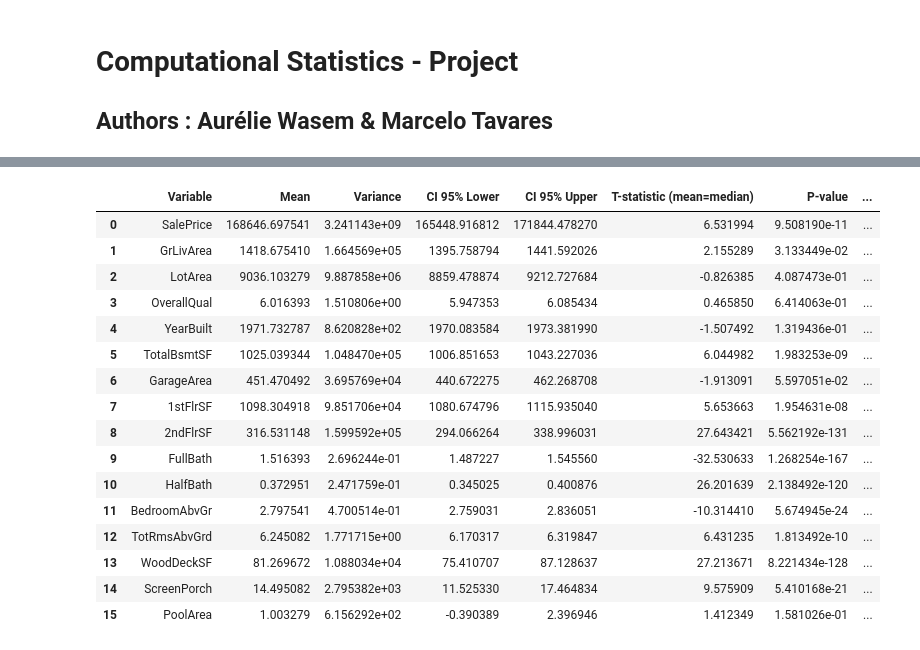
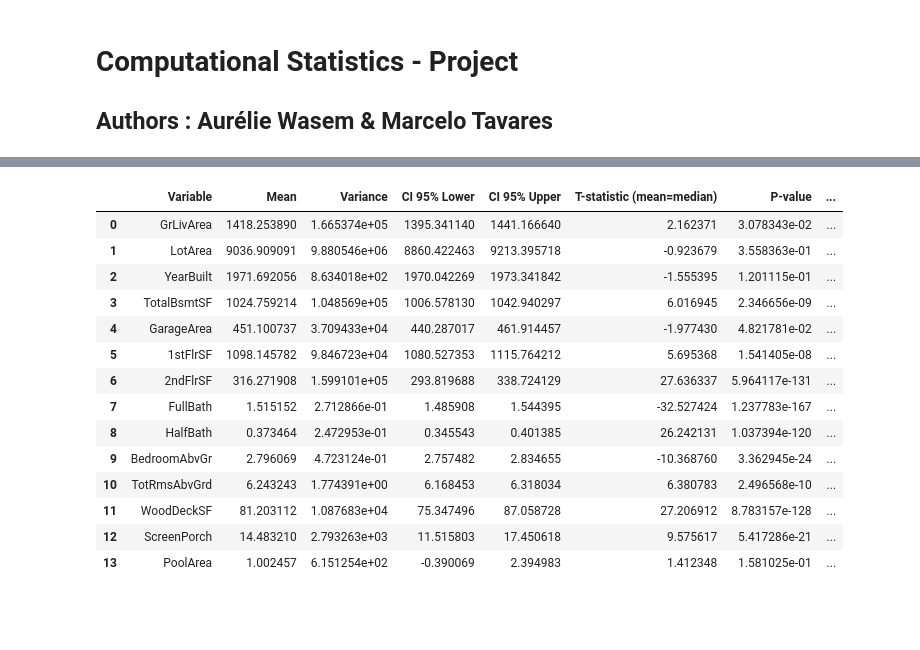
Before and after one commit to decimoplays/CStat-Project, a Jupyter notebook: cstat-project.ipynb, the cells around one changed output, grey strips where cells are left out. Cells and saved outputs as stored; diff of their text form; code cells hidden in the pictures; blank space fills up the shorter version.

```diff
--- a/cstat-project.ipynb
+++ b/cstat-project.ipynb
@@ -14,11 +14,14 @@ import statsmodels.api as sm
 import statsmodels.formula.api as smf
 # %%
 train_df = pd.read_csv('data/train.csv')
+# MARCELO: faire en sorte qu'OverallQual soit vue comme une catégorie dès le début
+train_df['OverallQual'] = train_df['OverallQual'].astype('category')
 # %%
-lst = ['SalePrice', 'GrLivArea', 'LotArea', 'OverallQual',
+lst = ['GrLivArea', 'LotArea', 'OverallQual',
        'YearBuilt', 'TotalBsmtSF', 'GarageArea', '1stFlrSF',
        '2ndFlrSF', 'FullBath', 'HalfBath', 'BedroomAbvGr',
        'TotRmsAbvGrd', 'WoodDeckSF', 'ScreenPorch', 'PoolArea']
+salePrice = 'SalePrice'
 # %%
 # Parcourir toutes les colonnes
 for column in lst:
@@ -71,7 +84,8 @@ outlier_bounds = []
 outlier_filtered_df = train_df.copy()
 
 for var in lst:
-    if var == 'PoolArea' or var == 'ScreenPorch':
+    # MARCELO: ajouté OverallQual car c'est une variable catégorielle
+    if var == 'PoolArea' or var == 'ScreenPorch' or var == 'OverallQual':
         continue
     series = train_df[var].dropna()
     lower, upper = detect_outliers_iqr(series)
@@ -88,6 +102,19 @@ for var in lst:
     # Supprimer les outliers dans une copie du DataFrame
     outlier_filtered_df = outlier_filtered_df[(outlier_filtered_df[var] >= lower) & (outlier_filtered_df[var] <= upper)]
 
+# MARCELO: ajouté gestion des valeurs extrêmes pour SalePrice
+series = train_df[salePrice].dropna()
+lower, upper = detect_outliers_iqr(series)
+outlier_bounds.append({
+    'Variable': salePrice,
+    'Lower Bound': lower,
+    'Upper Bound': upper,
+    'Nb Outliers (low)' : (series < lower).sum(),
+    'Nb Outliers (high)': (series > upper).sum()
+})
+
+outlier_filtered_df = outlier_filtered_df[(outlier_filtered_df[salePrice] >= lower) & (outlier_filtered_df[salePrice] <= upper)]
+
 # Résumé sous forme de tableau
 outlier_bounds_df = pd.DataFrame(outlier_bounds)
 
@@ -95,6 +122,6 @@ outlier_bounds_df = pd.DataFrame(outlier_bounds)
 #import ace_tools as tools; tools.display_dataframe_to_user(name="Outlier Thresholds (IQR Method)", dataframe=outlier_bounds_df)
 
 # Enregistrer le DataFrame filtré sans outliers pour usage futur
-filtered_df = outlier_filtered_df.copy().filter(lst)
+filtered_df = outlier_filtered_df.copy().filter(lst + [salePrice])
 filtered_df
 # %% [output]
@@ -169,51 +196,52 @@ results = []
 
 # Pour chaque variable
 for var in lst:
+    # MARCELO: bloquer l'usage d'OverallQual car pas de moyenne possible
+    if var == 'OverallQual':
+        continue
     data = filtered_df[var].dropna()  # On enlève les valeurs manquantes
     mean = data.mean()
     variance = data.var()
     n = len(data)
     std_err = stats.sem(data)
 
     # Intervalle de confiance à 95%
     ci_low, ci_high = stats.t.interval(0.95, df=n-1, loc=mean, scale=std_err)
 
     # Test d'hypothèse: H0 : mean = median
     median = np.median(data)
     t_stat, p_value = stats.ttest_1samp(data, median)
 
     results.append({
         'Variable': var,
         'Mean': mean,
         'Variance': variance,
         'CI 95% Lower': ci_low,
         'CI 95% Upper': ci_high,
         'T-statistic (mean=median)': t_stat,
         'P-value': p_value
     })
 
 # Résultats dans un DataFrame
 results_df = pd.DataFrame(results)
 results_df['Significatif ?'] = results_df['P-value'].apply(lambda p: 'Oui' if p < 0.05 else 'Non')
 results_df
 # %% [output]
 |  | Variable | Mean | Variance | CI 95% Lower | CI 95% Upper | T-statistic (mean=median) | P-value | ... |
-| 0 | SalePrice | 168646.697541 | 3.241143e+09 | 165448.916812 | 171844.478270 | 6.531994 | 9.508190e-11 | ... |
-| 1 | GrLivArea | 1418.675410 | 1.664569e+05 | 1395.758794 | 1441.592026 | 2.155289 | 3.133449e-02 | ... |
-| 2 | LotArea | 9036.103279 | 9.887858e+06 | 8859.478874 | 9212.727684 | -0.826385 | 4.087473e-01 | ... |
-| 3 | OverallQual | 6.016393 | 1.510806e+00 | 5.947353 | 6.085434 | 0.465850 | 6.414063e-01 | ... |
-| 4 | YearBuilt | 1971.732787 | 8.620828e+02 | 1970.083584 | 1973.381990 | -1.507492 | 1.319436e-01 | ... |
-| 5 | TotalBsmtSF | 1025.039344 | 1.048470e+05 | 1006.851653 | 1043.227036 | 6.044982 | 1.983253e-09 | ... |
-| 6 | GarageArea | 451.470492 | 3.695769e+04 | 440.672275 | 462.268708 | -1.913091 | 5.597051e-02 | ... |
-| 7 | 1stFlrSF | 1098.304918 | 9.851706e+04 | 1080.674796 | 1115.935040 | 5.653663 | 1.954631e-08 | ... |
-| 8 | 2ndFlrSF | 316.531148 | 1.599592e+05 | 294.066264 | 338.996031 | 27.643421 | 5.562192e-131 | ... |
-| 9 | FullBath | 1.516393 | 2.696244e-01 | 1.487227 | 1.545560 | -32.530633 | 1.268254e-167 | ... |
-| 10 | HalfBath | 0.372951 | 2.471759e-01 | 0.345025 | 0.400876 | 26.201639 | 2.138492e-120 | ... |
-| 11 | BedroomAbvGr | 2.797541 | 4.700514e-01 | 2.759031 | 2.836051 | -10.314410 | 5.674945e-24 | ... |
-| 12 | TotRmsAbvGrd | 6.245082 | 1.771715e+00 | 6.170317 | 6.319847 | 6.431235 | 1.813492e-10 | ... |
-| 13 | WoodDeckSF | 81.269672 | 1.088034e+04 | 75.410707 | 87.128637 | 27.213671 | 8.221434e-128 | ... |
-| 14 | ScreenPorch | 14.495082 | 2.795382e+03 | 11.525330 | 17.464834 | 9.575909 | 5.410168e-21 | ... |
-| 15 | PoolArea | 1.003279 | 6.156292e+02 | -0.390389 | 2.396946 | 1.412349 | 1.581026e-01 | ... |
+| 0 | GrLivArea | 1418.253890 | 1.665374e+05 | 1395.341140 | 1441.166640 | 2.162371 | 3.078343e-02 | ... |
+| 1 | LotArea | 9036.909091 | 9.880546e+06 | 8860.422463 | 9213.395718 | -0.923679 | 3.558363e-01 | ... |
+| 2 | YearBuilt | 1971.692056 | 8.634018e+02 | 1970.042269 | 1973.341842 | -1.555395 | 1.201115e-01 | ... |
+| 3 | TotalBsmtSF | 1024.759214 | 1.048569e+05 | 1006.578130 | 1042.940297 | 6.016945 | 2.346656e-09 | ... |
+| 4 | GarageArea | 451.100737 | 3.709433e+04 | 440.287017 | 461.914457 | -1.977430 | 4.821781e-02 | ... |
+| 5 | 1stFlrSF | 1098.145782 | 9.846723e+04 | 1080.527353 | 1115.764212 | 5.695368 | 1.541405e-08 | ... |
+| 6 | 2ndFlrSF | 316.271908 | 1.599101e+05 | 293.819688 | 338.724129 | 27.636337 | 5.964117e-131 | ... |
+| 7 | FullBath | 1.515152 | 2.712866e-01 | 1.485908 | 1.544395 | -32.527424 | 1.237783e-167 | ... |
+| 8 | HalfBath | 0.373464 | 2.472953e-01 | 0.345543 | 0.401385 | 26.242131 | 1.037394e-120 | ... |
+| 9 | BedroomAbvGr | 2.796069 | 4.723124e-01 | 2.757482 | 2.834655 | -10.368760 | 3.362945e-24 | ... |
+| 10 | TotRmsAbvGrd | 6.243243 | 1.774391e+00 | 6.168453 | 6.318034 | 6.380783 | 2.496568e-10 | ... |
+| 11 | WoodDeckSF | 81.203112 | 1.087683e+04 | 75.347496 | 87.058728 | 27.206912 | 8.783157e-128 | ... |
+| 12 | ScreenPorch | 14.483210 | 2.793263e+03 | 11.515803 | 17.450618 | 9.575617 | 5.417286e-21 | ... |
+| 13 | PoolArea | 1.002457 | 6.151254e+02 | -0.390069 | 2.394983 | 1.412348 | 1.581025e-01 | ... |
 # %%
 # DataFrame pour stocker les résultats
 regression_results = []
```
Also changed, not shown: parts of 6 cells of this notebook.
